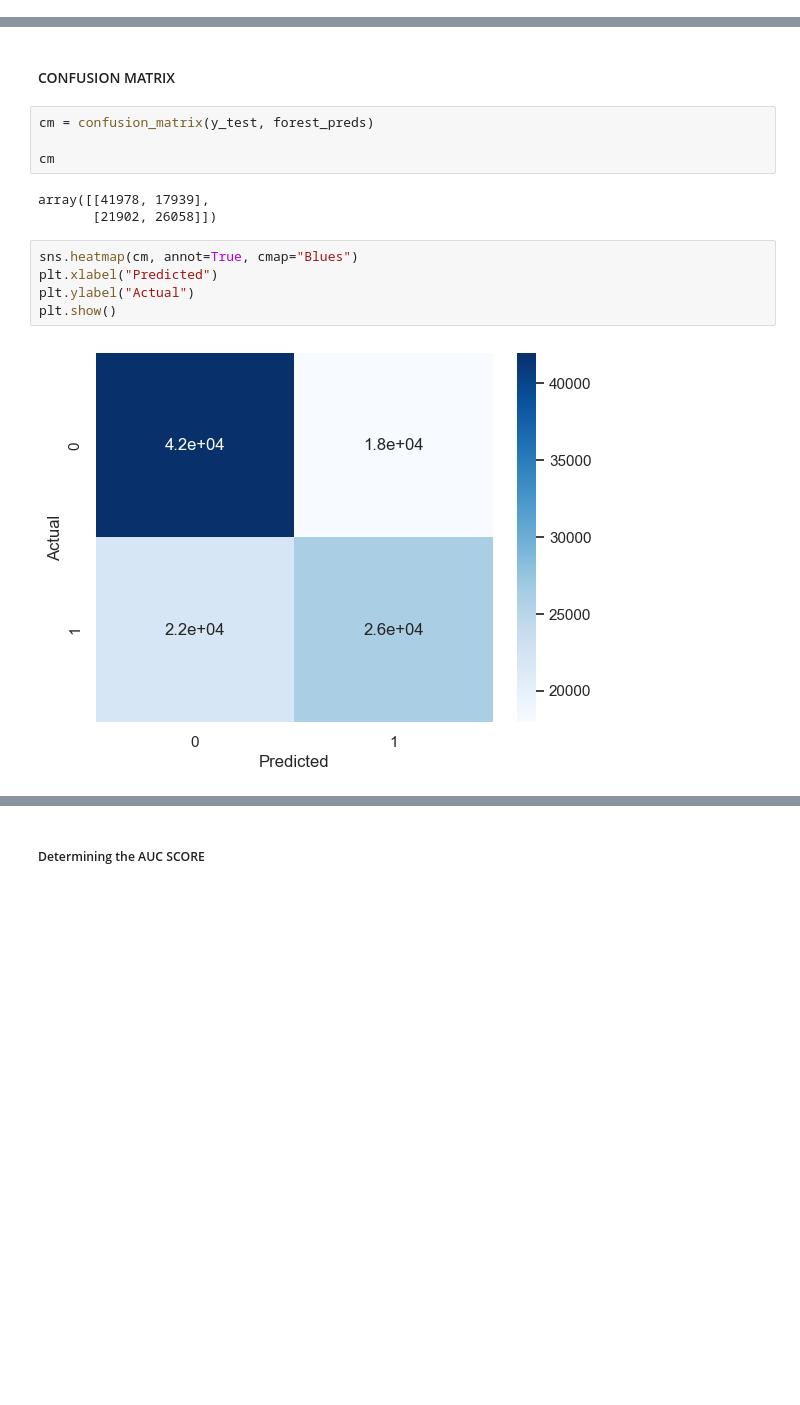
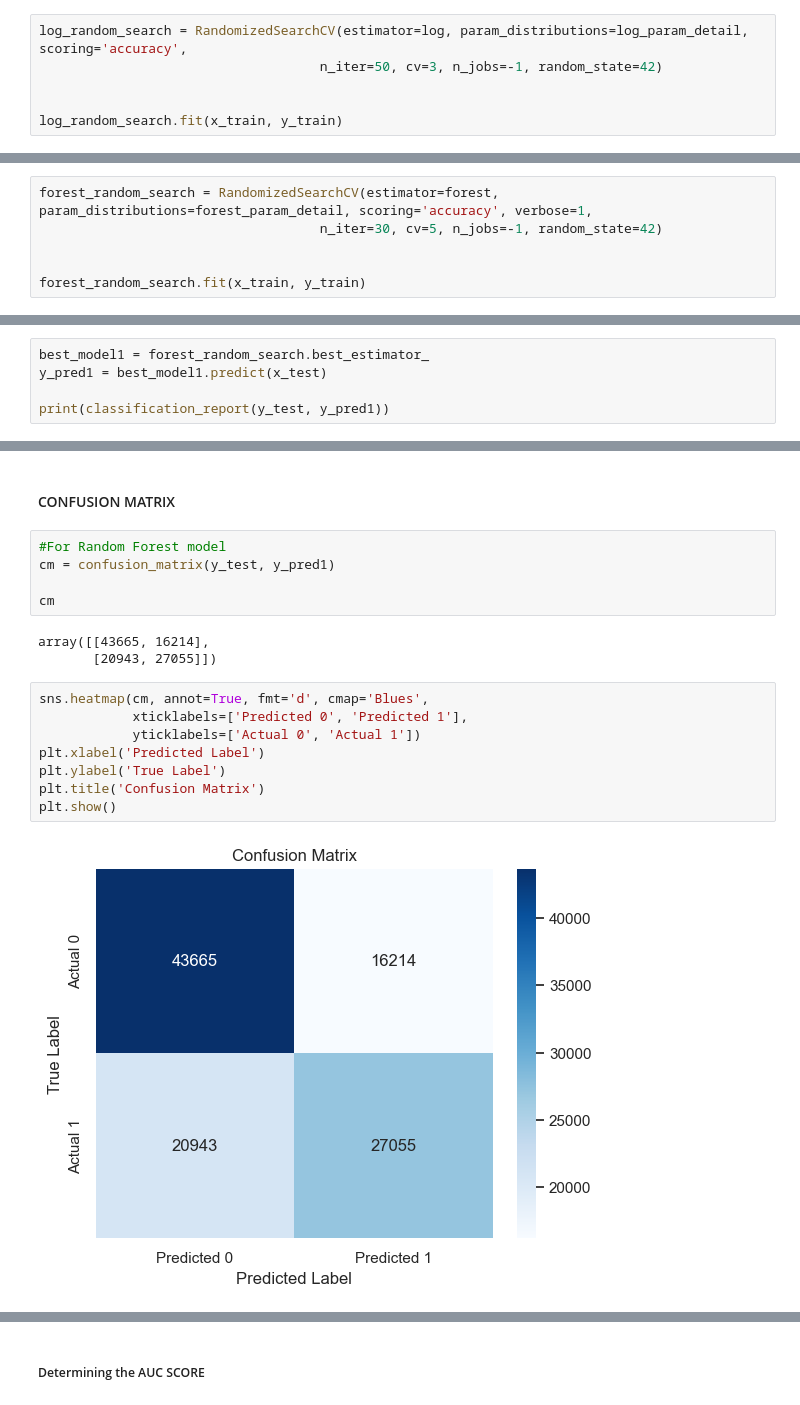
Before and after one commit to GideonKayode/Airlines, a Jupyter notebook: Airline.ipynb, the cells around one changed output, grey strips where cells are left out. Cells and saved outputs as stored; diff of their text form; blank space fills up the shorter version.

```diff
--- a/Airline.ipynb
+++ b/Airline.ipynb
@@ -441,0 +551,6 @@ weighted avg       0.58      0.59      0.57    107877
+# %%
+log_random_search = RandomizedSearchCV(estimator=log, param_distributions=log_param_detail, scoring='accuracy',
+                                    n_iter=50, cv=3, n_jobs=-1, random_state=42)
+
+
+log_random_search.fit(x_train, y_train)
@@ -462,0 +640,6 @@ weighted avg       0.63      0.63      0.63    107877
+# %%
+forest_random_search = RandomizedSearchCV(estimator=forest, param_distributions=forest_param_detail, scoring='accuracy', verbose=1,
+                                    n_iter=30, cv=5, n_jobs=-1, random_state=42)
+
+
+forest_random_search.fit(x_train, y_train)
@@ -462,0 +660,5 @@ weighted avg       0.63      0.63      0.63    107877
+# %%
+best_model1 = forest_random_search.best_estimator_
+y_pred1 = best_model1.predict(x_test)
+
+print(classification_report(y_test, y_pred1))
@@ -463,16 +779,20 @@ weighted avg       0.63      0.63      0.63    107877
 # %% [markdown]
 #### CONFUSION MATRIX
 # %%
-cm = confusion_matrix(y_test, forest_preds)
+#For Random Forest model
+cm = confusion_matrix(y_test, y_pred1)
 
 cm
 # %% [output]
-array([[41978, 17939],
-       [21902, 26058]])
+array([[43665, 16214],
+       [20943, 27055]])
 # %%
-sns.heatmap(cm, annot=True, cmap="Blues")
-plt.xlabel("Predicted")
-plt.ylabel("Actual")
+sns.heatmap(cm, annot=True, fmt='d', cmap='Blues',
+            xticklabels=['Predicted 0', 'Predicted 1'],
+            yticklabels=['Actual 0', 'Actual 1'])
+plt.xlabel('Predicted Label')
+plt.ylabel('True Label')
+plt.title('Confusion Matrix')
 plt.show()
 # %% [output]
-[figure, old version]
+[figure, new version]
```
Also changed, not shown: parts of 98 cells of this notebook.
